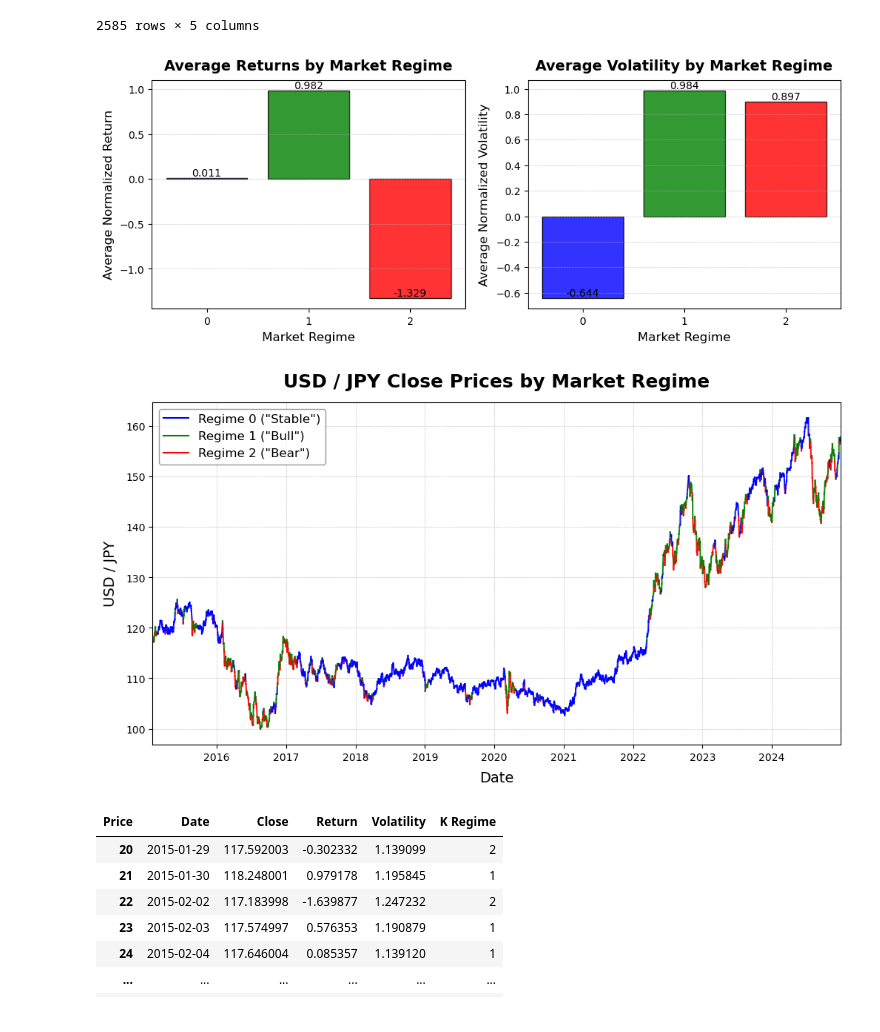
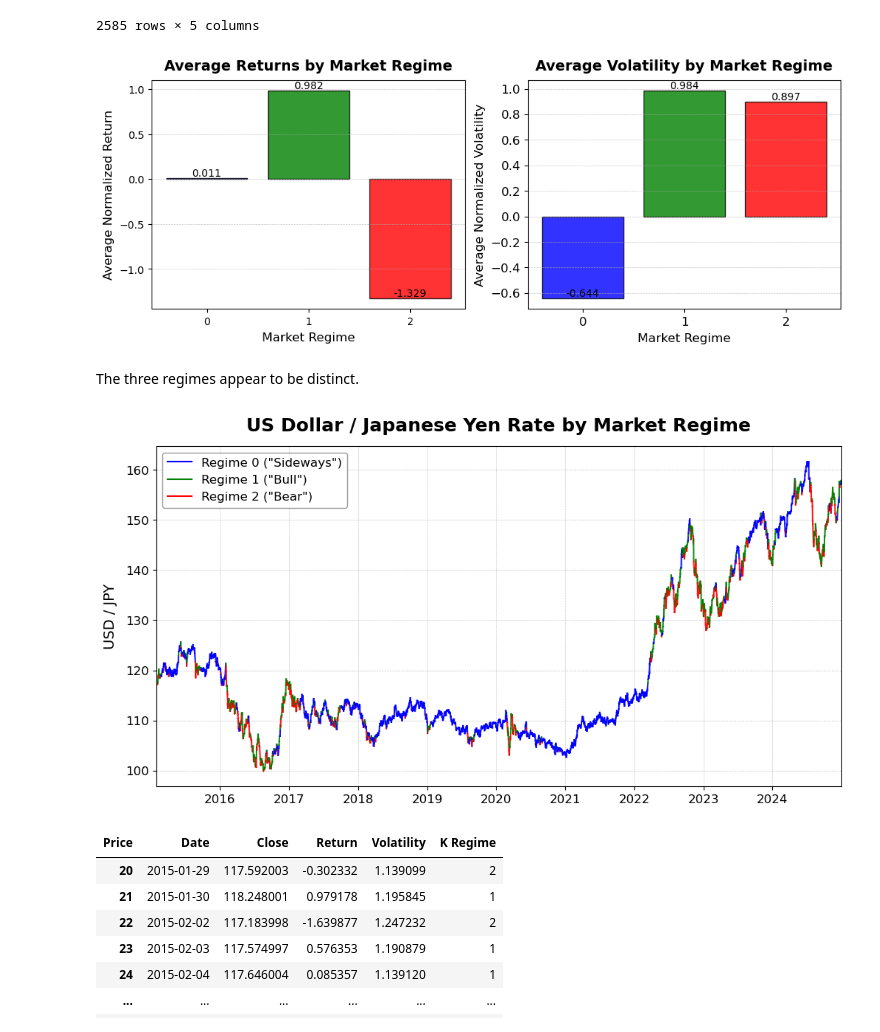
Before and after one commit to estasz/USDJPY-Quant-Trader, a Jupyter notebook: USDJPY.ipynb, the cells around one changed output. Drawn from its saved outputs; the diff is of its cells as text; code cells hidden in the pictures.

```diff
--- a/USDJPY.ipynb
+++ b/USDJPY.ipynb
@@ -50,18 +44,17 @@ Obtain the data from Yahoo Finance, keeping only the Date and Close. Read it and
 # %%
 # Obtain the Data from Yahoo Finance
 ticker = 'JPY=X'
-date_start = '2015-01-01'
-date_end = '2024-12-31'
+d_start = '2015-01-01'
+d_end = '2024-12-31'
 
-yen = yf.download(ticker, start=date_start, end=date_end, interval='1d', progress=False, auto_adjust=True)
+yen = yf.download(ticker, start=d_start, end=d_end, interval='1d', progress=False, auto_adjust=True)
 #yen = pd.read_csv('yenrate.csv') # If Yahoo Finance doesn't work
 
 if isinstance(yen.columns, pd.MultiIndex):
     yen.columns = yen.columns.droplevel(1)
 yen = yen.reset_index()
 
-# Keep only Date and Close
-yen = yen[['Date', 'Close']]
+yen = yen[['Date', 'Close']] # Keep only Date and Close
 # %%
 print("Days:", yen.shape[0])
 print("Features:", yen.shape[1])
@@ -244,33 +239,38 @@ for bar in bars2:
     height = bar.get_height()
     axes[1].text(bar.get_x() + bar.get_width() / 2, height, f'{height:.3f}', ha='center', va='bottom', fontsize=10)
 
+plt.xticks(fontsize=12)
+plt.yticks(fontsize=12)
 plt.show()
 # %% [output]
-[figure, old version]
+[figure, new version]
+# %% [markdown]
+The three regimes appear to be distinct.
 # %%
 # Create a color map for the regimes
 colors = {0: 'blue', 1: 'green', 2: 'red'}
 
 plt.figure(figsize=(12, 6))
 for i in range(1, len(yen.Close.values)):
     if yen['K Regime'].values[i] != yen['K Regime'].values[i-1]:
         plt.plot(yen['Date'][i-1:i+1], yen.Close[i-1:i+1],
                  color=colors[yen['K Regime'].values[i-1]], lw=1.5, alpha=0.9)
     else:
         plt.plot(yen['Date'][i-1:i+1], yen.Close[i-1:i+1],
                  color=colors[yen['K Regime'].values[i]], lw=1.5, alpha=0.9)
-plt.title('USD / JPY Rate by Market Regime', fontsize=18, fontweight='bold', pad=15)
-plt.xlabel('Date', fontsize=14, labelpad=8)
+plt.title('US Dollar / Japanese Yen Rate by Market Regime', fontsize=18, fontweight='bold', pad=15)
 plt.ylabel('USD / JPY', fontsize=14, labelpad=8)
 plt.xlim(min(yen['Date']), max(yen['Date']))
 plt.grid(which='major', linestyle='--', lw=0.5, alpha=0.7)
-legend_elements = [Line2D([0], [0], color=colors[0], lw=1.5, label='Regime 0 ("Stable")'),
+legend_elements = [Line2D([0], [0], color=colors[0], lw=1.5, label='Regime 0 ("Sideways")'),
                    Line2D([0], [0], color=colors[1], lw=1.5, label='Regime 1 ("Bull")'),
                    Line2D([0], [0], color=colors[2], lw=1.5, label='Regime 2 ("Bear")')]
 plt.legend(handles=legend_elements, loc='upper left', fontsize=12, frameon=True, edgecolor='gray')
+plt.xticks(fontsize=12)
+plt.yticks(fontsize=12)
 plt.show()
 # %% [output]
-[figure, old version]
+[figure, new version]
 # %%
 yen
 # %% [output]
```
Also changed, not shown: parts of 24 cells of this notebook.
